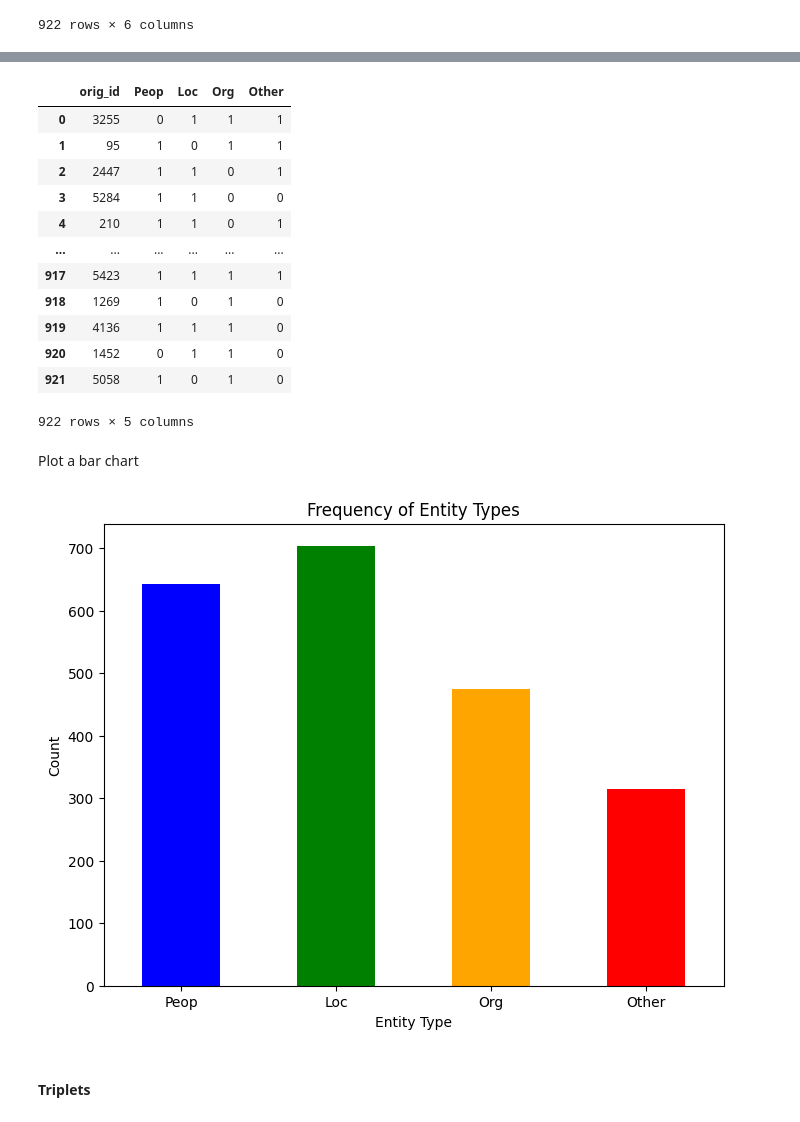
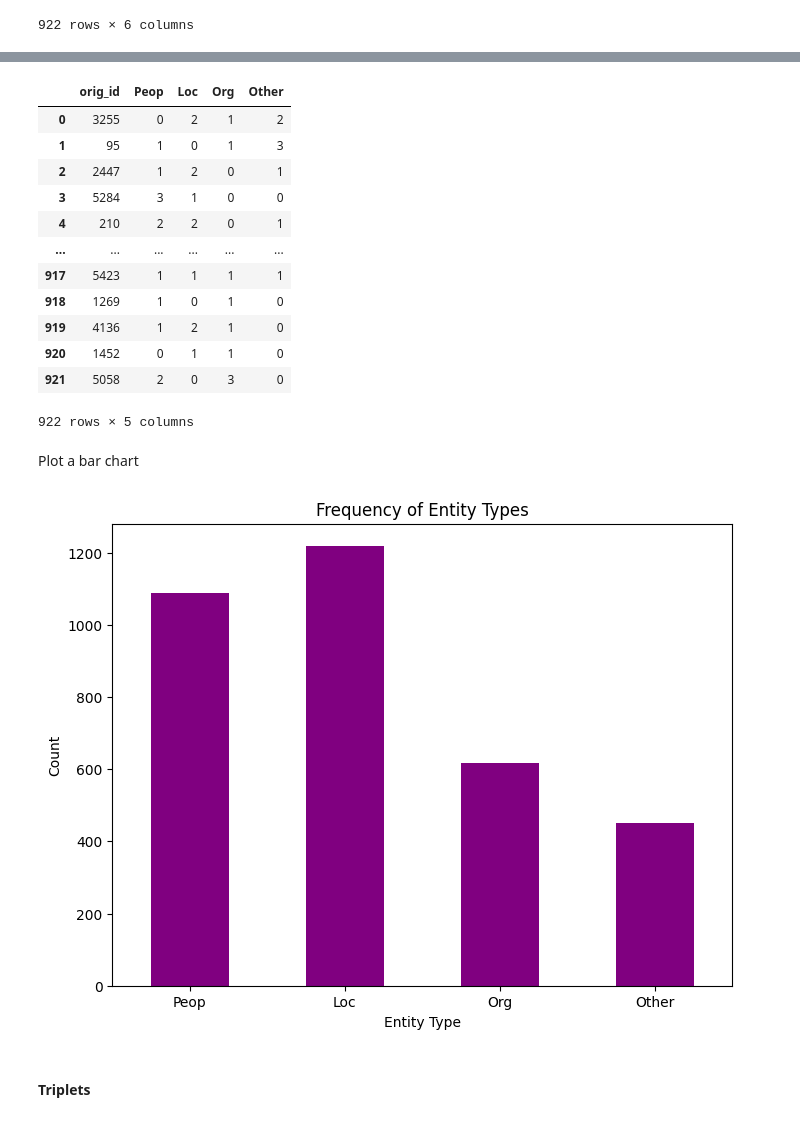
Before and after one commit to Ulyana-Nagornaya/NER_for_KG, a Jupyter notebook: notebooks/CRF_ML.ipynb, the cells around one changed output, grey strips where cells are left out. Drawn from its saved outputs; the diff is of its cells as text; code cells hidden in the pictures.

```diff
--- a/notebooks/CRF_ML.ipynb
+++ b/notebooks/CRF_ML.ipynb
@@ -197,7 +193,7 @@ def categorize_entities(entities_list):
         if len(parts) >= 2:
             entity_type = parts[1].strip()
             if entity_type in categories:
-                categories[entity_type] = 1
+                categories[entity_type] += 1
     return categories
 # %%
 train_ent = df_train[['orig_id', 'named_entities']]
@@ -237,32 +233,32 @@ encoded_ent = pd.concat(
 encoded_ent
 # %% [output]
 |  | orig_id | Peop | Loc | Org | Other |
-| 0 | 3255 | 0 | 1 | 1 | 1 |
-| 1 | 95 | 1 | 0 | 1 | 1 |
-| 2 | 2447 | 1 | 1 | 0 | 1 |
-| 3 | 5284 | 1 | 1 | 0 | 0 |
-| 4 | 210 | 1 | 1 | 0 | 1 |
+| 0 | 3255 | 0 | 2 | 1 | 2 |
+| 1 | 95 | 1 | 0 | 1 | 3 |
+| 2 | 2447 | 1 | 2 | 0 | 1 |
+| 3 | 5284 | 3 | 1 | 0 | 0 |
+| 4 | 210 | 2 | 2 | 0 | 1 |
 | ... | ... | ... | ... | ... | ... |
 | 917 | 5423 | 1 | 1 | 1 | 1 |
 | 918 | 1269 | 1 | 0 | 1 | 0 |
-| 919 | 4136 | 1 | 1 | 1 | 0 |
+| 919 | 4136 | 1 | 2 | 1 | 0 |
 | 920 | 1452 | 0 | 1 | 1 | 0 |
-| 921 | 5058 | 1 | 0 | 1 | 0 |
+| 921 | 5058 | 2 | 0 | 3 | 0 |
 922 rows × 5 columns
 # %% [markdown]
 Plot a bar chart
 # %%
 entity_counts = encoded_ent[['Peop', 'Loc', 'Org', 'Other']].sum()
 
 plt.figure(figsize=(8, 6))
-entity_counts.plot(kind='bar', color=['blue', 'green', 'orange', 'red'])
+entity_counts.plot(kind='bar', color=['purple'])
 plt.title('Frequency of Entity Types')
 plt.xlabel('Entity Type')
 plt.ylabel('Count')
 plt.xticks(rotation=0)
 plt.show()
 # %% [output]
-[figure, old version]
+[figure, new version]
 # %% [markdown]
 #### Triplets
 # %%
```
Also changed, not shown: parts of 27 cells of this notebook.
